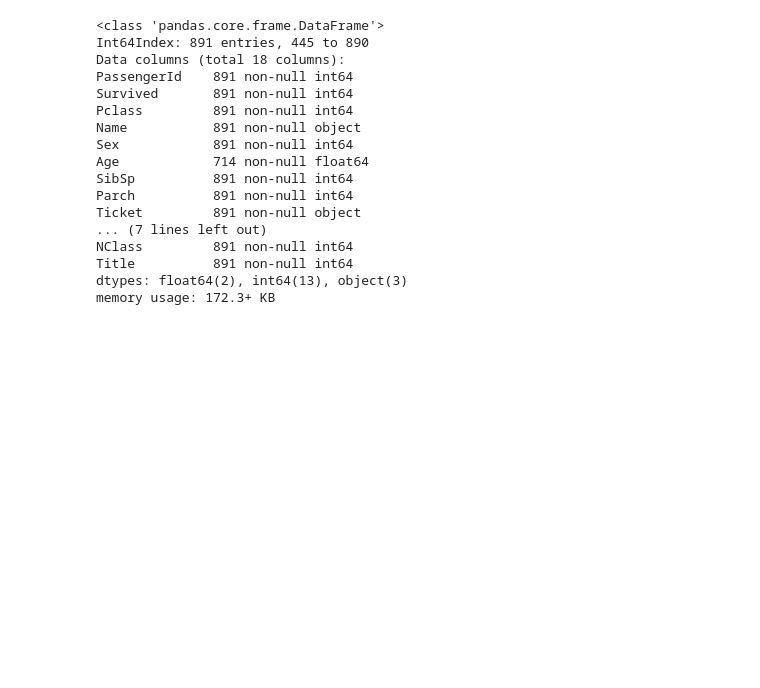
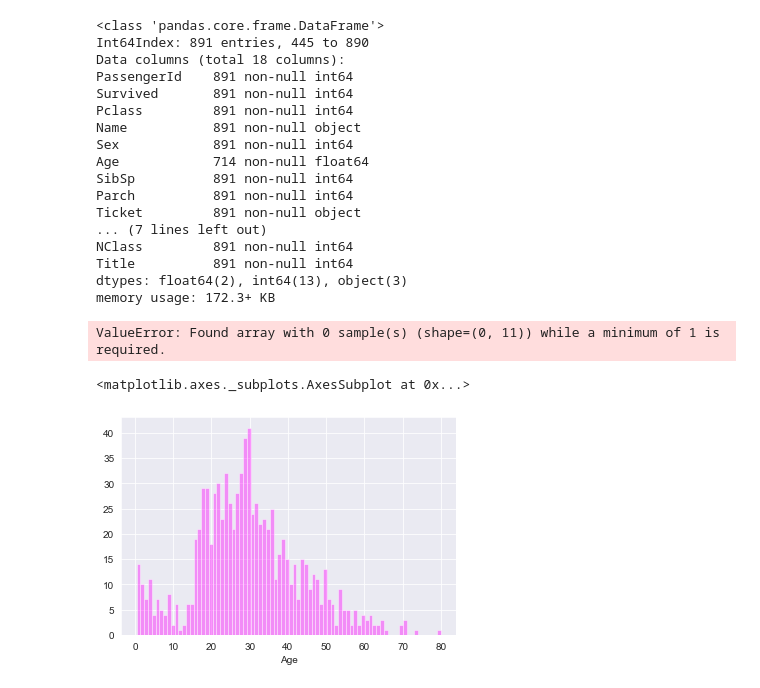
Before and after one commit to adamiqshan/end_to_end_ml, a Jupyter notebook: Titanic_end2end.ipynb, the cells around one changed output. Drawn from its saved outputs; the diff is of its cells as text; code cells hidden in the pictures; blank space fills up the shorter version.

Commit message:
All set to perform prediction

```diff
--- a/Titanic_end2end.ipynb
+++ b/Titanic_end2end.ipynb
@@ -421,3 +421,42 @@ NClass         891 non-null int64
 Title          891 non-null int64
 dtypes: float64(2), int64(13), object(3)
 memory usage: 172.3+ KB
+# %%
+from sklearn.ensemble import RandomForestRegressor
+#predicting missing values in age using Random Forest
+def fill_missing_age(df):
+
+    #Feature set
+    age_df = df[['Age','Embarked','Fare', 'Parch', 'SibSp', 'Title','Pclass','FamilySize',
+                 'Fclass','NLength',"NClass",'Deck']]
+    # Split sets into train and test
+    train  = age_df.loc[ (df.Age.notnull()) ]# known Age values
+    test = age_df.loc[ (df.Age.isnull()) ]# null Ages
+
+    # All age values are stored in a target array
+    y = train.values[:, 0]
+
+    # All the other values are stored in the feature array
+    X = train.values[:, 1:]
+
+    # Create and fit a model
+    rtr = RandomForestRegressor(n_estimators=2000, n_jobs=-1)
+    rtr.fit(X, y)
+
+    # Use the fitted model to predict the missing values
+    predictedAges = rtr.predict(test.values[:, 1:])
+
+    # Assign those predictions to the full data set
+    df.loc[ (df.Age.isnull()), 'Age' ] = predictedAges
+
+    return df
+# %%
+titanic=fill_missing_age(train)
+titanic_test=fill_missing_age(test)
+# %% [output]
+ValueError: Found array with 0 sample(s) (shape=(0, 11)) while a minimum of 1 is required.
+# %%
+sns.distplot(titanic["Age"],bins=80,kde=False,color="magenta")
+# %% [output]
+<matplotlib.axes._subplots.AxesSubplot at 0x...>
+[figure, added]
```
Also changed, not shown: parts of 3 cells of this notebook.
